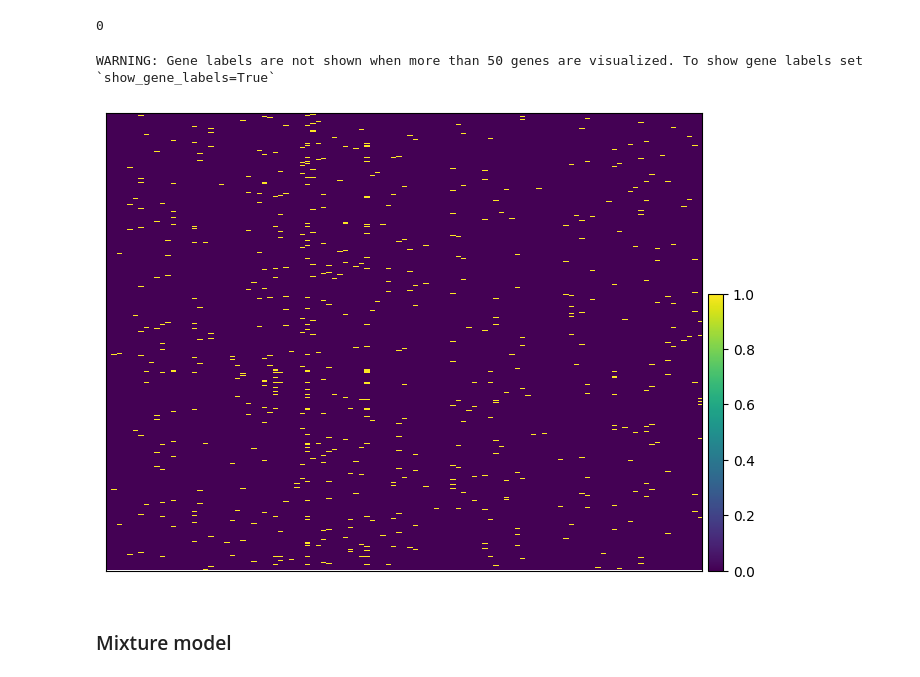
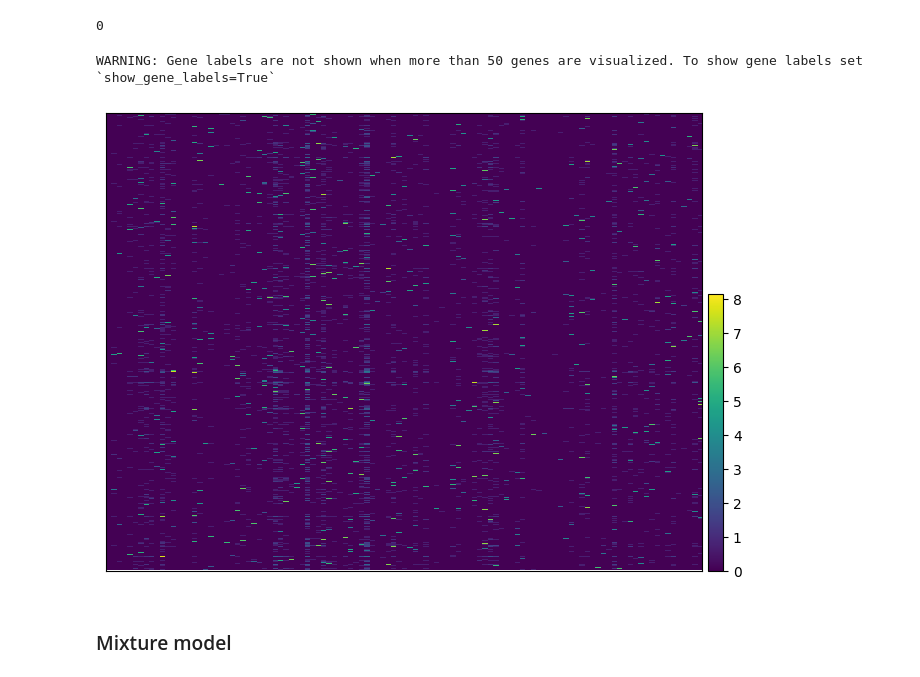
Before and after one commit to scverse/pertpy-tutorials, a Jupyter notebook: guide_rna_assignment.ipynb, the cells around one changed output. Saved outputs shown, nothing was run; the diff lists cells and outputs as text; code cells hidden in the pictures.

Commit message:
Fix guide_assignment
Signed-off-by: Lukas Heumos <lukas.heumos@posteo.net>

```diff
--- a/guide_rna_assignment.ipynb
+++ b/guide_rna_assignment.ipynb
@@ -266,10 +266,10 @@ sum(gdo.obs["assigned_guide"] != gdo.obs["guide_ID"])
 # %% [output]
 0
 # %%
-ga.plot_heatmap(gdo, layer="assigned_guides", order_by="plot_order")
+ga.plot_heatmap(gdo, order_by="plot_order")
 # %% [output]
 WARNING: Gene labels are not shown when more than 50 genes are visualized. To show gene labels set `show_gene_labels=True`
-[figure, old version]
+[figure, new version]
 # %% [markdown]
 ### Mixture model
 # %% [markdown]
```
Also changed, not shown: parts of 2 cells of this notebook.
